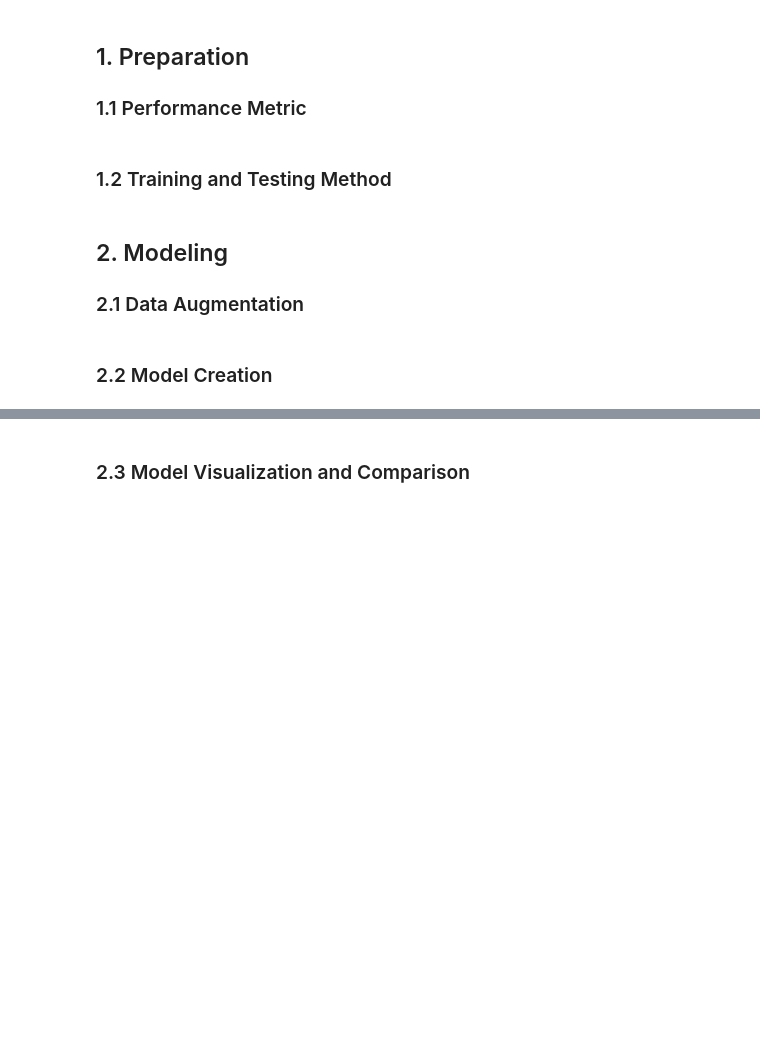
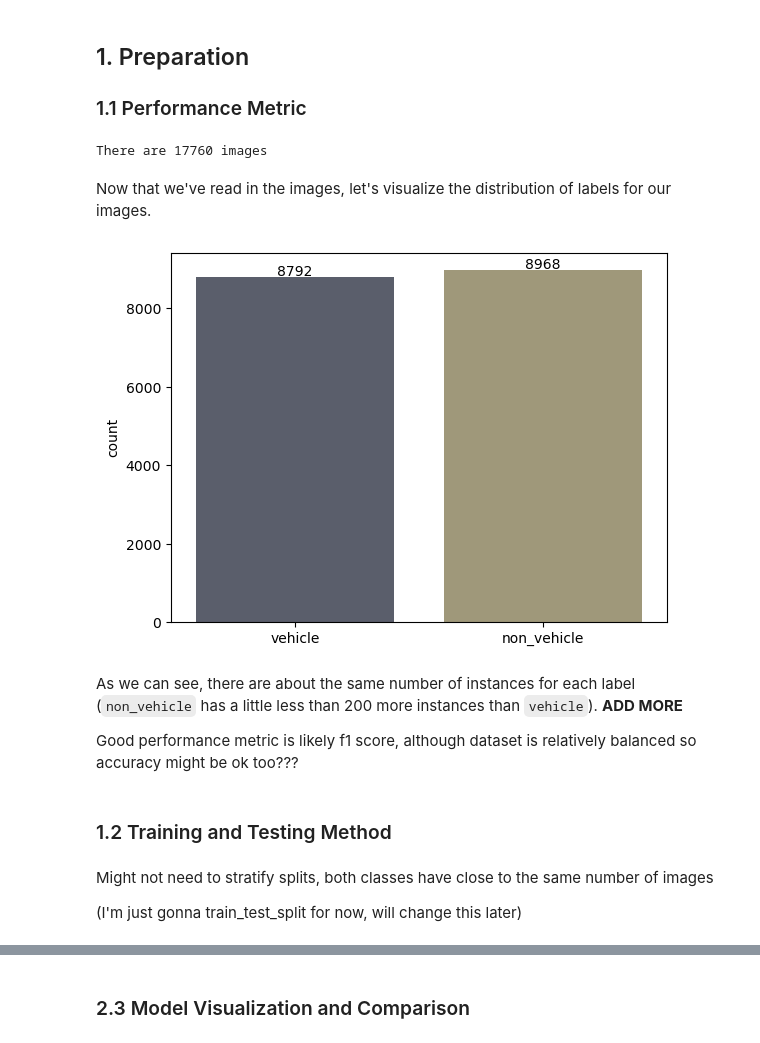
Before and after one commit to Mikecamdo/MachineLearning, a Jupyter notebook: Lab 6/CNNs.ipynb, the cells around one changed output, grey strips where cells are left out. Drawn from its saved outputs; the diff is of its cells as text; code cells hidden in the pictures; blank space fills up the shorter version.

Commit message:
Basic Thoughts
Added some basic code and my thoughts for what we need to do in various sections of Lab 6

```diff
--- a/Lab 6/CNNs.ipynb
+++ b/Lab 6/CNNs.ipynb
@@ -6,10 +6,56 @@ Link to the dataset: https://www.kaggle.com/datasets/brsdincer/vehicle-detection
 # %% [markdown]
 ## 1. Preparation
 ### 1.1 Performance Metric
+# %%
+import glob
+import warnings
+from tensorflow.keras.preprocessing.image import load_img, img_to_array
+
+warnings.simplefilter('ignore')
+
+# load in images and labels as numpy arrays
+images_and_labels = []
+
+for filename in glob.glob('data/vehicles/*.png'):
+    img = load_img(filename)
+    img_array = img_to_array(img)
+
+    images_and_labels.append(tuple((img_array, 'vehicle')))
+
+
+for filename in glob.glob('data/non-vehicles/*.png'):
+    img = load_img(filename)
+    img_array = img_to_array(img)
+
+    images_and_labels.append(tuple((img_array, 'non_vehicle')))
+
+
+print('There are', len(images_and_labels), 'images')
+# %% [output]
+There are 17760 images
+# %% [markdown]
+Now that we've read in the images, let's visualize the distribution of labels for our images.
+# %%
+import matplotlib.pyplot as plt
+import seaborn as sns
+
+ax = sns.countplot(x=[label for _, label in images_and_labels], palette='cividis')
+
+for bar in ax.patches:
+    ax.annotate(f'{bar.get_height():.0f}', (bar.get_x() + bar.get_width() / 2., bar.get_height()),
+                ha='center', va='center', xytext=(0, 4), textcoords='offset points')
+
+plt.xticks([0,1], ['vehicle', 'non_vehicle'])
+plt.show()
+# %% [output]
+[figure, added]
+# %% [markdown]
+As we can see, there are about the same number of instances for each label (<code>non_vehicle</code> has a little less than 200 more instances than <code>vehicle</code>). **ADD MORE**
+
+Good performance metric is likely f1 score, although dataset is relatively balanced so accuracy might be ok too???
 # %% [markdown]
 ### 1.2 Training and Testing Method
-# %% [markdown]
-## 2. Modeling
-### 2.1 Data Augmentation
-# %% [markdown]
-### 2.2 Model Creation
+# %% [markdown]
+Might not need to stratify splits, both classes have close to the same number of images
+
+(I'm just gonna train_test_split for now, will change this later)
```
Also changed, not shown: parts of 6 cells of this notebook, 2 other files.
